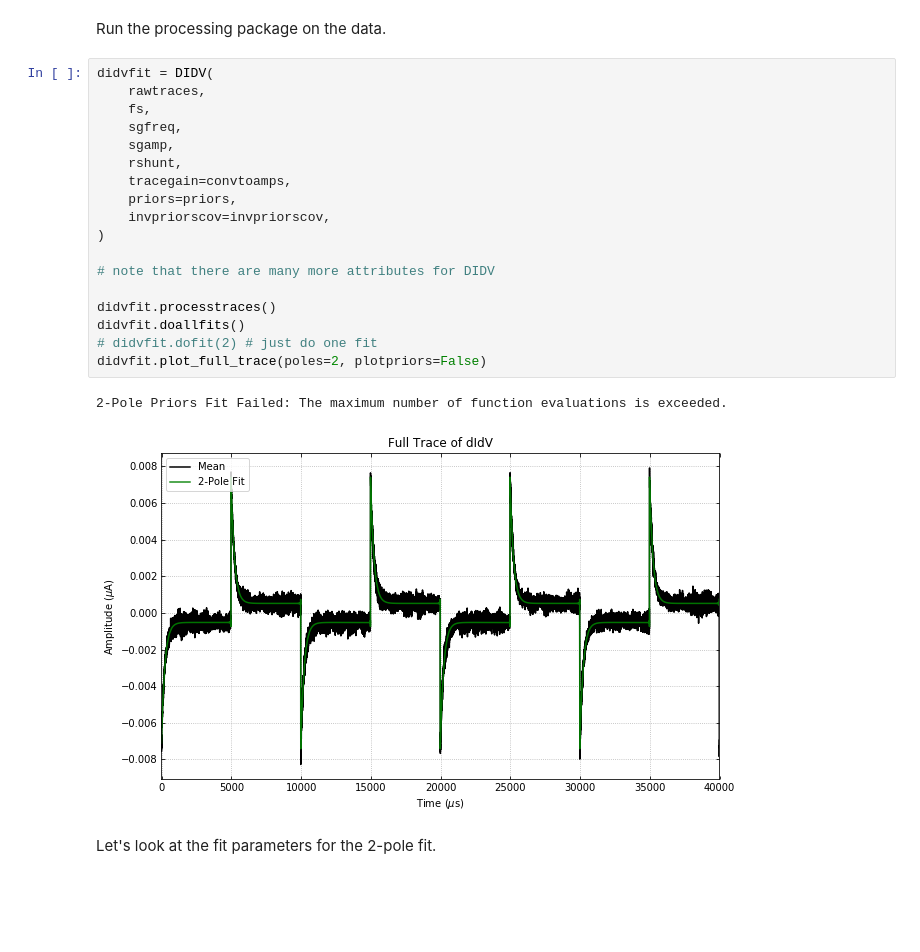
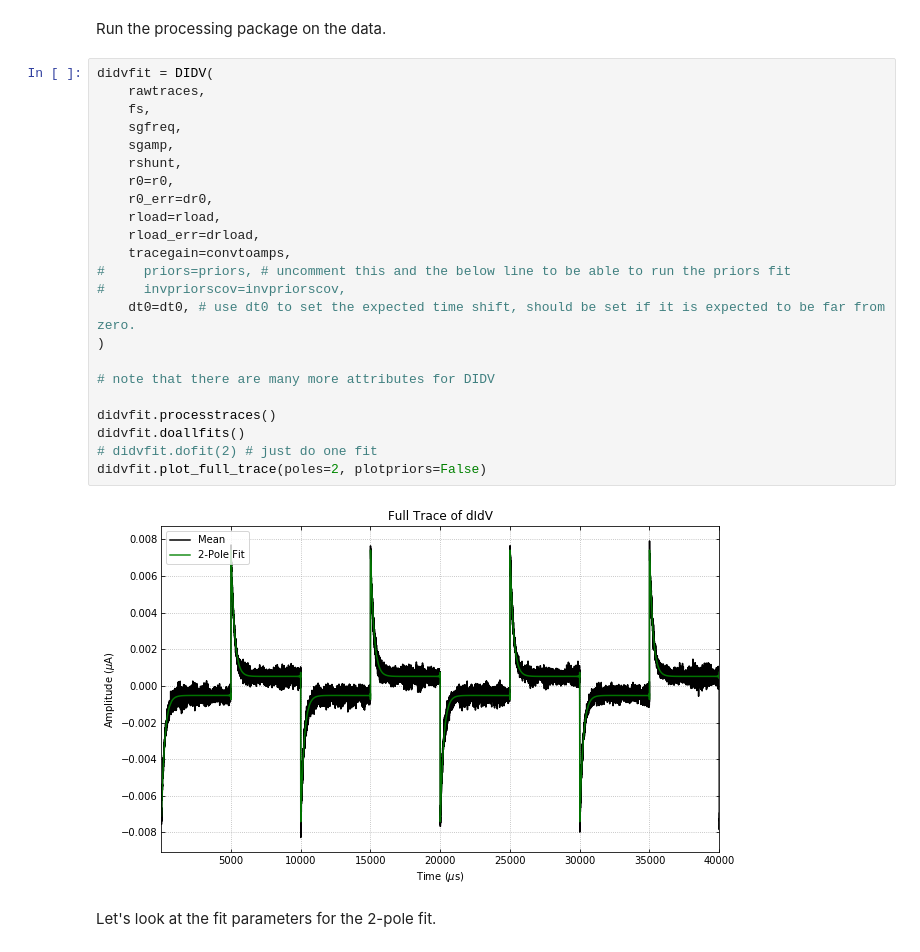
Before and after one commit to spice-herald/QETpy, a Jupyter notebook: demos/didv/test_didv.ipynb, the cells around one changed output. Drawn from its saved outputs; the diff is of its cells as text; blank space fills up the shorter version.

```diff
--- a/demos/didv/test_didv.ipynb
+++ b/demos/didv/test_didv.ipynb
@@ -50,24 +50,28 @@ Run the processing package on the data.
 # %%
 didvfit = DIDV(
     rawtraces,
     fs,
     sgfreq,
     sgamp,
     rshunt,
+    r0=r0,
+    r0_err=dr0,
+    rload=rload,
+    rload_err=drload,
     tracegain=convtoamps,
-    priors=priors,
-    invpriorscov=invpriorscov,
+#     priors=priors, # uncomment this and the below line to be able to run the priors fit
+#     invpriorscov=invpriorscov,
+    dt0=dt0, # use dt0 to set the expected time shift, should be set if it is expected to be far from zero.
 )
 
 # note that there are many more attributes for DIDV
 
 didvfit.processtraces()
 didvfit.doallfits()
 # didvfit.dofit(2) # just do one fit
 didvfit.plot_full_trace(poles=2, plotpriors=False)
 # %% [output]
-2-Pole Priors Fit Failed: The maximum number of function evaluations is exceeded.
-[figure, old version]
+[figure, new version]
 # %% [markdown]
 Let's look at the fit parameters for the 2-pole fit.
 # %%
```
Also changed, not shown: parts of 8 cells of this notebook.
